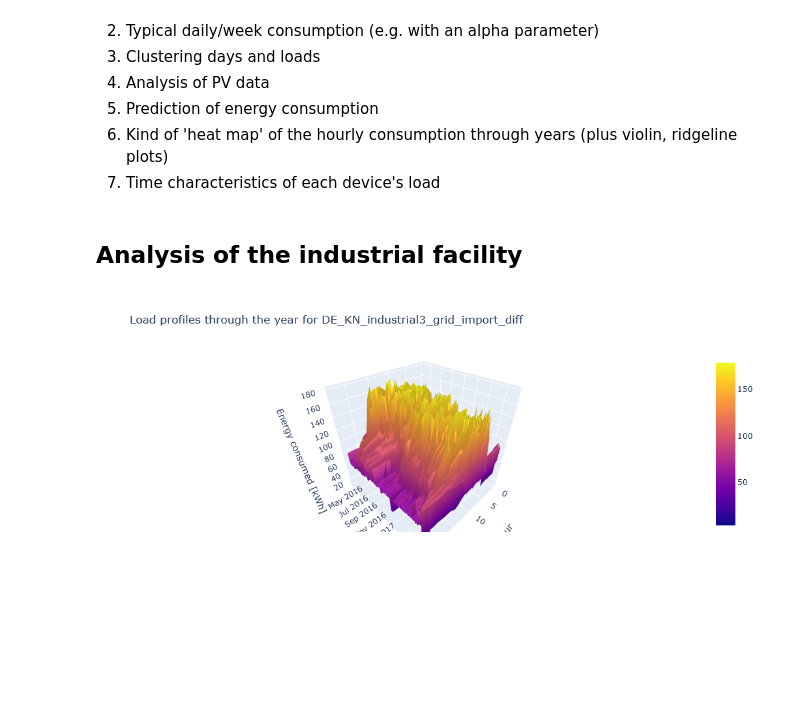
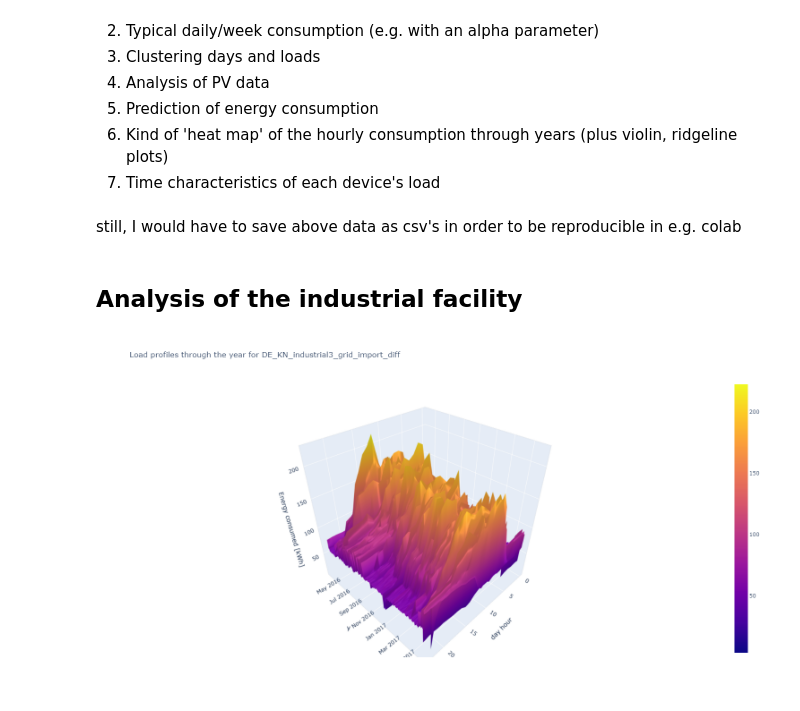
Before and after one commit to krzysiekbe/energy-analysis, a Jupyter notebook: energy.ipynb, the cells around one changed output. Cells and saved outputs as stored; diff of their text form; code cells hidden in the pictures; blank space fills up the shorter version.

```diff
--- a/energy.ipynb
+++ b/energy.ipynb
@@ -63,6 +63,8 @@ for i, label in enumerate(labels):
                                           other=df.iloc[:,1:].median(), axis=1)
 
     df_list.append(df)
+# %% [markdown]
+still, I would have to save above data as csv's in order to be reproducible in e.g. colab
 # %%
 # #visualizing all the curves for all facilities
 # for df in df_list:
@@ -80,29 +82,29 @@ for i, label in enumerate(labels):
 # %%
 # let's copy df related to e.g. industrial3
 df_ind = df_list[2].copy()
 
 # to visualize load profiles in 3d, we pivot df on date and hour demand
 df_ind['hour'] = df_ind.index.hour
 df_ind['date'] = df_ind.index.date
 for col in df_ind.columns[:-2]:
     df_pivot = df_ind.pivot(index='date', columns='hour', values=col)
 
     fig = go.Figure(data=[go.Surface(z=df_pivot.values,
                                     y = df_pivot.index,
                                     x = df_pivot.columns)])
 
     fig.update_layout(title='Load profiles through the year for {}'.format(col), autosize=True,
                       scene = dict(
                         xaxis_title='day hour',
                         zaxis_title="Energy consumed [kWh]")
                      )
 
 #     fig.show(renderer='browser')
 
     if col == 'DE_KN_industrial3_grid_import_diff':
-#         fig.show('png', width=1500, height=800)
+        fig.show('png', width=1500, height=800)
 #         pio.write_image(fig, '{}.png'.format('3d_profile_load'))
 #         fig.write_html('{}'.format('3d_profile_load'))
-        iplot(fig)
+#         iplot(fig)
 # %% [output]
-[figure, old version]
+[figure, new version]
```
Also changed, not shown: parts of 7 cells of this notebook.
